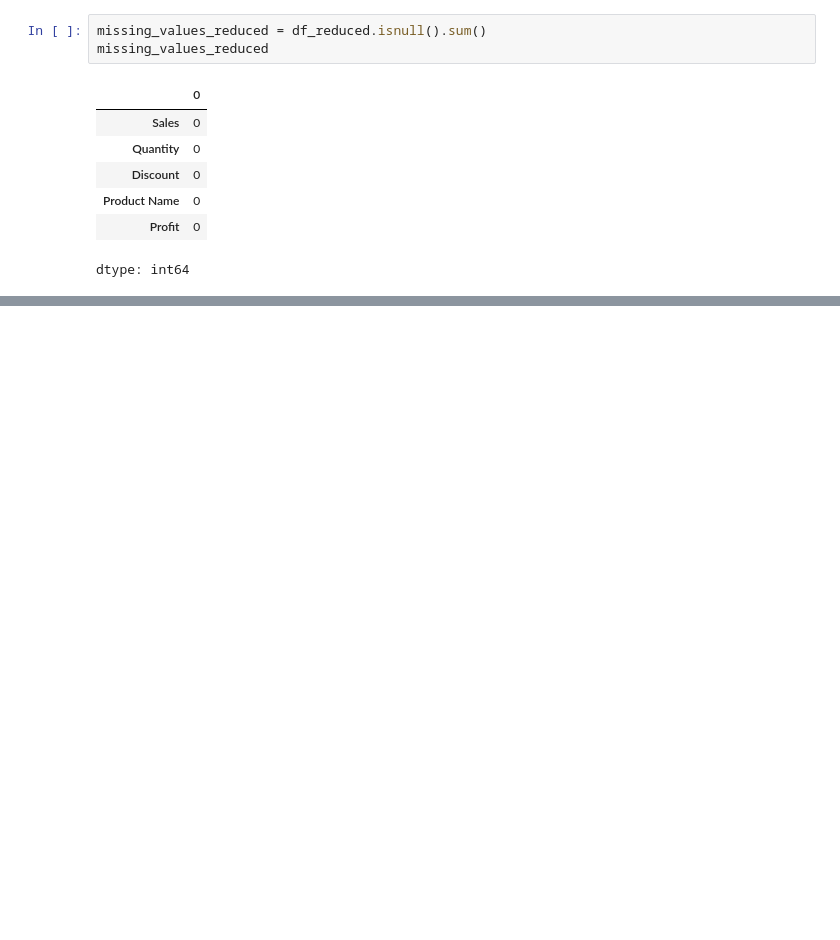
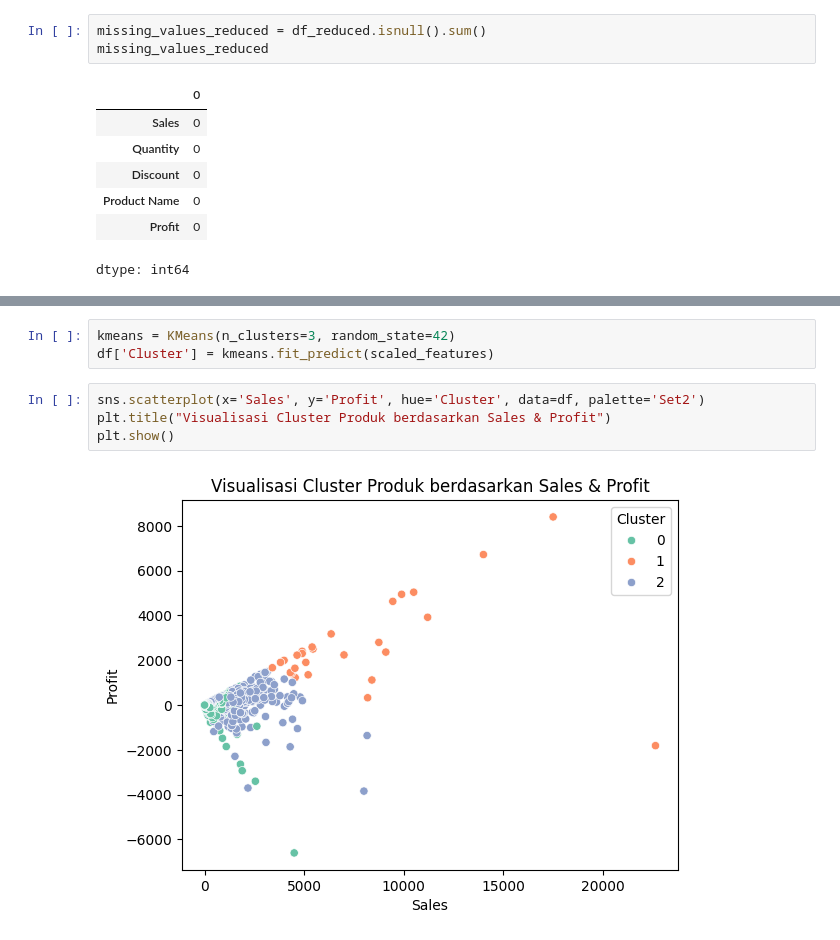
Before and after one commit to elfarizidan/Simple-cashier-menu-with-python, a Jupyter notebook: Praktikum 1.ipynb, the cells around one changed output, grey strips where cells are left out. Drawn from its saved outputs; the diff is of its cells as text; blank space fills up the shorter version.

```diff
--- a/Praktikum 1.ipynb
+++ b/Praktikum 1.ipynb
@@ -118,0 +184,9 @@ df_transformed.head()
+# %%
+kmeans = KMeans(n_clusters=3, random_state=42)
+df['Cluster'] = kmeans.fit_predict(scaled_features)
+# %%
+sns.scatterplot(x='Sales', y='Profit', hue='Cluster', data=df, palette='Set2')
+plt.title("Visualisasi Cluster Produk berdasarkan Sales & Profit")
+plt.show()
+# %% [output]
+[figure, added]
```
Also changed, not shown: parts of 19 cells of this notebook.
